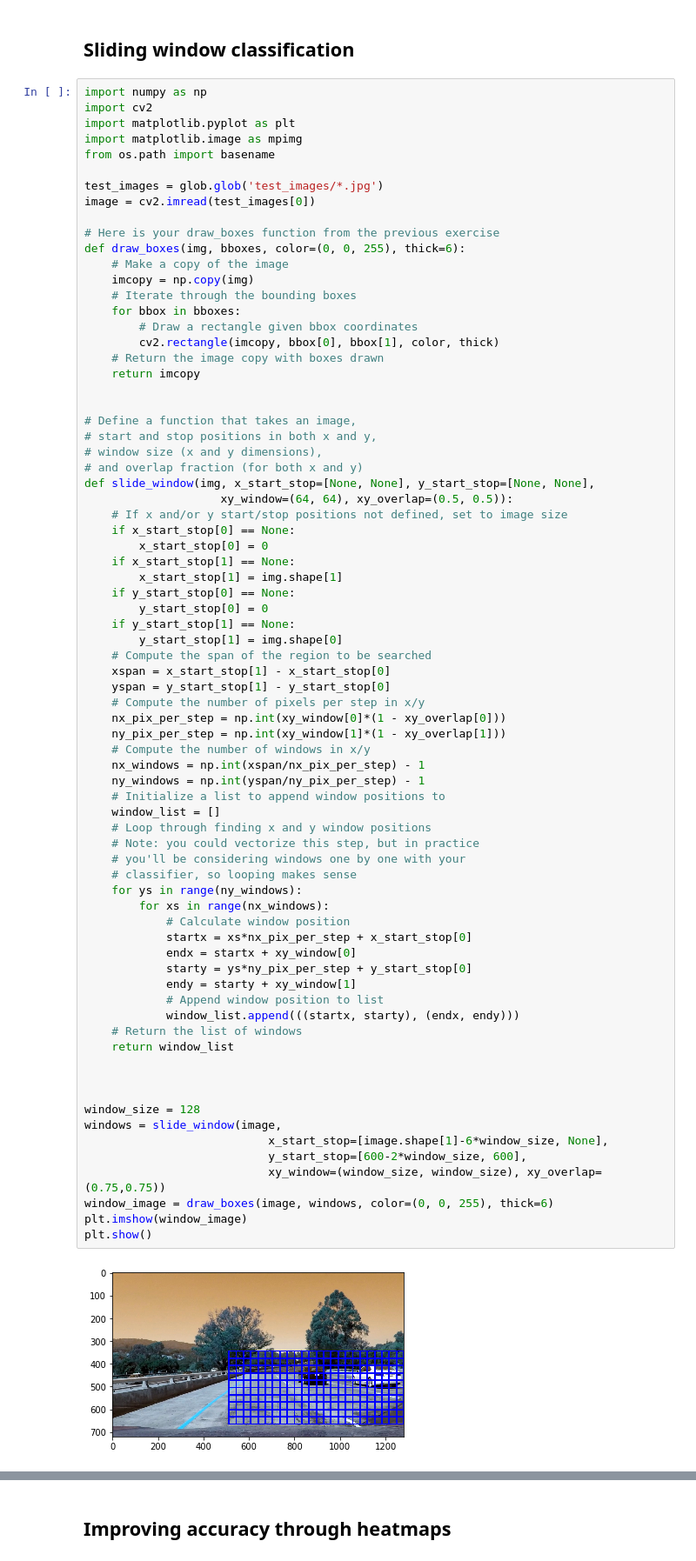
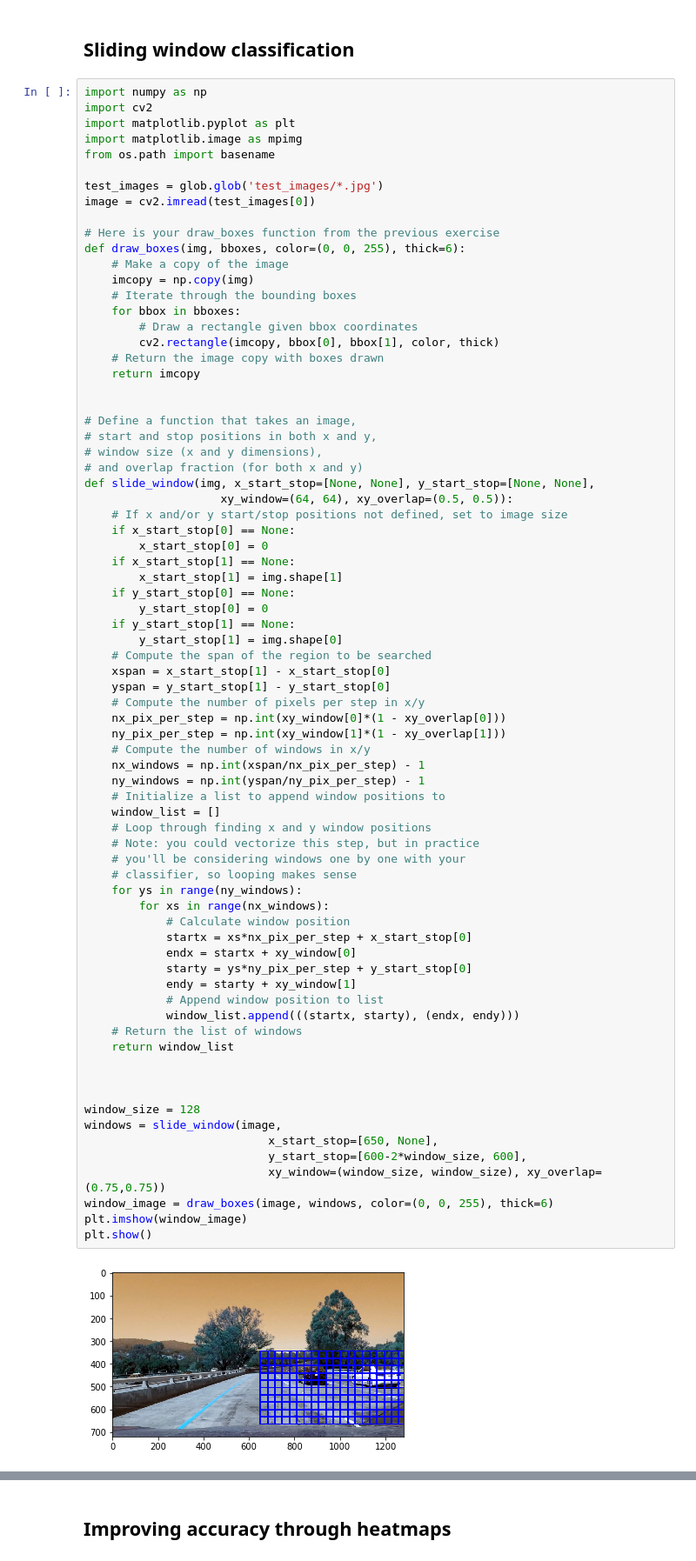
Before and after one commit to fera0013/CarND-Vehicle-Detection-P5, a Jupyter notebook: CarND-Vehicle-Detection.ipynb, the cells around one changed output, grey strips where cells are left out. Shown at 87% size. Drawn from its saved outputs; the diff is of its cells as text.

Commit message:
search window decreased to reduce number of false positives

```diff
--- a/CarND-Vehicle-Detection.ipynb
+++ b/CarND-Vehicle-Detection.ipynb
@@ -347,35 +347,35 @@ def slide_window(img, x_start_stop=[None, None], y_start_stop=[None, None],
     nx_windows = np.int(xspan/nx_pix_per_step) - 1
     ny_windows = np.int(yspan/ny_pix_per_step) - 1
     # Initialize a list to append window positions to
     window_list = []
     # Loop through finding x and y window positions
     # Note: you could vectorize this step, but in practice
     # you'll be considering windows one by one with your
     # classifier, so looping makes sense
     for ys in range(ny_windows):
         for xs in range(nx_windows):
             # Calculate window position
             startx = xs*nx_pix_per_step + x_start_stop[0]
             endx = startx + xy_window[0]
             starty = ys*ny_pix_per_step + y_start_stop[0]
             endy = starty + xy_window[1]
             # Append window position to list
             window_list.append(((startx, starty), (endx, endy)))
     # Return the list of windows
     return window_list
 
 
 
 window_size = 128
 windows = slide_window(image,
-                           x_start_stop=[image.shape[1]-6*window_size, None],
+                           x_start_stop=[650, None],
                            y_start_stop=[600-2*window_size, 600],
                            xy_window=(window_size, window_size), xy_overlap=(0.75,0.75))
 window_image = draw_boxes(image, windows, color=(0, 0, 255), thick=6)
 plt.imshow(window_image)
 plt.show()
 # %% [output]
-[figure, old version]
+[figure, new version]
 # %%
 # Define a function to extract features from a single image window
 # This function is very similar to extract_features()
```
Also changed, not shown: parts of 7 cells of this notebook, 1 other file.
